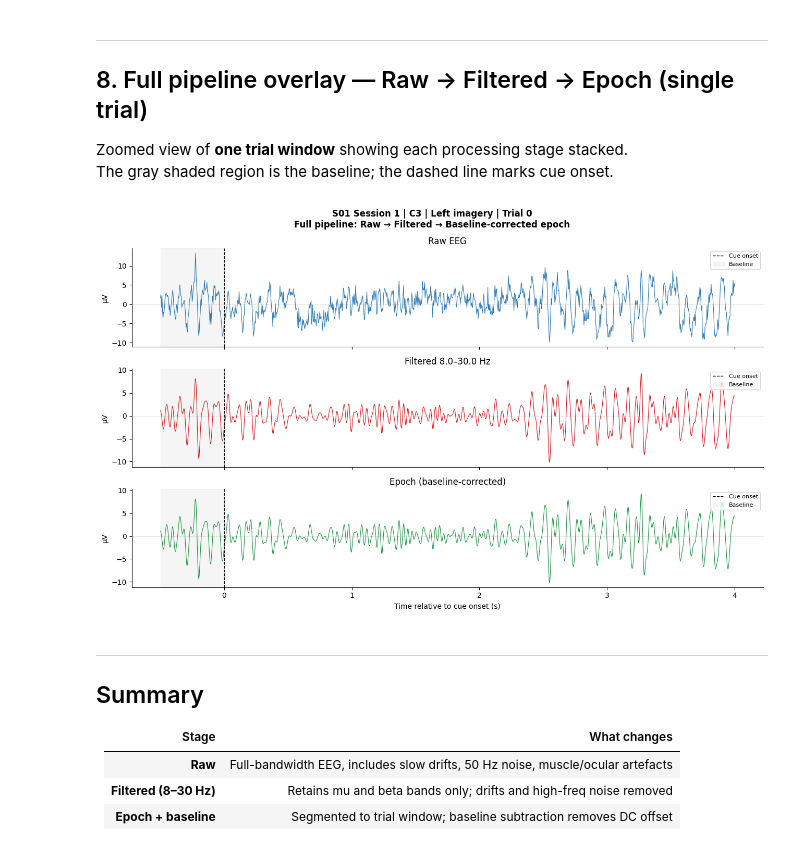
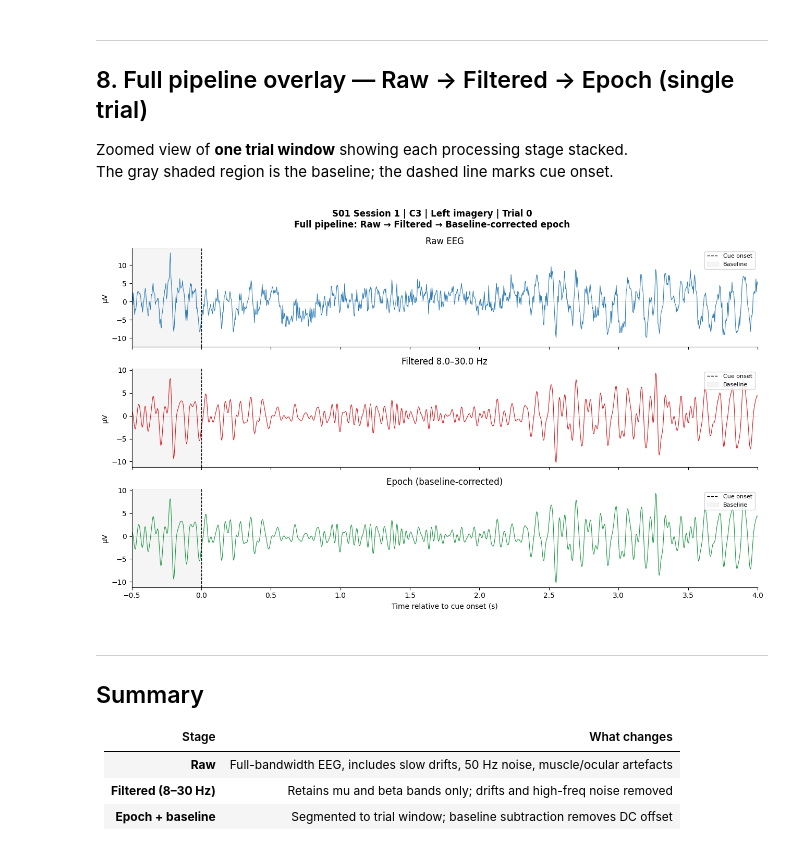
Before and after one commit to jcgs1030/eeg-motor-imagery-ersp-cnn, a Jupyter notebook: notebooks/02_gdf_visual_exploration.ipynb, the cells around one changed output. Saved outputs shown, nothing was run; the diff lists cells and outputs as text; code cells hidden in the pictures.

```diff
--- a/notebooks/02_gdf_visual_exploration.ipynb
+++ b/notebooks/02_gdf_visual_exploration.ipynb
@@ -289,7 +289,8 @@ else:
             ax.fill_between(epochs.times, mean - std, mean + std, color=color, alpha=0.15)
 
         ax.axvline(0,    color='black', lw=0.9, ls='--', label='Cue onset')
-        ax.axvspan(EPOCH_TMIN, 0, alpha=0.06, color='gray', label='Baseline')
+        ax.axvspan(*BASELINE, alpha=0.06, color='gray', label='Baseline')
+        ax.set_xlim(ANALYSIS_TMIN, ANALYSIS_TMAX)
         ax.axhline(0, color='gray', lw=0.4, ls=':')
         ax.set_title(f'Channel {ch}')
         ax.set_xlabel('Time relative to onset (s)')
@@ -325,7 +326,6 @@ TRIAL_IDX = 0   # trial index within each class (0 = first trial)
 
 ch_idx = epochs.ch_names.index(CHANNEL) if CHANNEL in epochs.ch_names else 0
 ch_label = epochs.ch_names[ch_idx]
-bl_end = int(abs(EPOCH_TMIN) * SFREQ)   # sample index where baseline ends
 
 fig = plt.figure(figsize=(16, 8))
 gs  = gridspec.GridSpec(2, 3, figure=fig, hspace=0.45, wspace=0.35)
@@ -345,14 +345,14 @@ for row, (cls_name, color, cls_display) in enumerate(cls_styles):
     else:
         idx = TRIAL_IDX
 
-    signal   = ep_data[idx, ch_idx, :]   # (T,)
-    baseline = signal[:bl_end]
+    signal   = ep_data[idx, ch_idx, :]   # (T,) — full extracted trial, EPOCH_TMIN..EPOCH_TMAX
 
     # ── Panel A: time domain ──
     ax_time = fig.add_subplot(gs[row, 0])
     ax_time.plot(epochs.times, signal * 1e6, color=color, lw=0.9)
     ax_time.axvline(0, color='black', lw=0.9, ls='--')
-    ax_time.axvspan(EPOCH_TMIN, 0, alpha=0.08, color='gray')
+    ax_time.axvspan(*BASELINE, alpha=0.08, color='gray')
+    ax_time.set_xlim(ANALYSIS_TMIN, ANALYSIS_TMAX)
     ax_time.set_title(f'{cls_display} — EEG waveform ({ch_label}, trial {idx})')
     ax_time.set_xlabel('Time (s)')
     ax_time.set_ylabel('Amplitude (µV)')
@@ -376,6 +376,7 @@ for row, (cls_name, color, cls_display) in enumerate(cls_styles):
     ax_stft.axvline(0, color='white', lw=1.0, ls='--')
     ax_stft.axhline(FILT_LOW,  color='white', lw=0.6, ls=':', alpha=0.6)
     ax_stft.axhline(FILT_HIGH, color='white', lw=0.6, ls=':', alpha=0.6)
+    ax_stft.set_xlim(ANALYSIS_TMIN, ANALYSIS_TMAX)
     ax_stft.set_title(f'{cls_display} — STFT (raw power, dB)')
     ax_stft.set_xlabel('Time (s)')
     ax_stft.set_ylabel('Frequency (Hz)')
@@ -383,10 +384,10 @@ for row, (cls_name, color, cls_display) in enumerate(cls_styles):
 
     # ── Panel C: ERSP image (CNN input) ──
     ax_ersp = fig.add_subplot(gs[row, 2])
-    ersp_img = compute_ersp_image(signal, baseline, sfreq=SFREQ)
+    ersp_img = compute_ersp_image(signal, sfreq=SFREQ)
     im2 = ax_ersp.imshow(
         ersp_img, aspect='auto', origin='lower', cmap='RdYlBu_r',
-        extent=[EPOCH_TMIN, EPOCH_TMAX, ERSP_FMIN, ERSP_FMAX],
+        extent=[ANALYSIS_TMIN, ANALYSIS_TMAX, ERSP_FMIN, ERSP_FMAX],
         vmin=0, vmax=1
     )
     ax_ersp.axvline(0, color='white', lw=1.0, ls='--')
@@ -428,14 +429,12 @@ for cls_name, cls_label in cls_styles:
     if cls_name not in epochs.event_id:
         continue
     ep_data = epochs[cls_name].get_data()  # (N, C, T)
-    bl_end_  = int(abs(EPOCH_TMIN) * SFREQ)
 
     for col, ch in enumerate(epochs.ch_names):
         ersp_stack = []
         for trial in range(len(ep_data)):
             sig = ep_data[trial, col, :]
-            bl  = sig[:bl_end_]
-            img = compute_ersp_image(sig, bl, sfreq=SFREQ)
+            img = compute_ersp_image(sig, sfreq=SFREQ)
             ersp_stack.append(img)
 
         ersp_mean = np.mean(ersp_stack, axis=0)
@@ -443,7 +442,7 @@ for cls_name, cls_label in cls_styles:
         ax = axes[row, col]
         im = ax.imshow(
             ersp_mean, aspect='auto', origin='lower', cmap='RdYlBu_r',
-            extent=[EPOCH_TMIN, EPOCH_TMAX, ERSP_FMIN, ERSP_FMAX],
+            extent=[ANALYSIS_TMIN, ANALYSIS_TMAX, ERSP_FMIN, ERSP_FMAX],
             vmin=0, vmax=1
         )
         ax.axvline(0, color='white', lw=1.0, ls='--')
@@ -497,35 +496,37 @@ if CLS_SHOW in epochs.event_id and len(epochs[CLS_SHOW]) > TRIAL_SHOW:
     t_win = np.linspace(EPOCH_TMIN, EPOCH_TMAX, n_samples)
 
     fig, axes = plt.subplots(3, 1, figsize=(13, 8), sharex=True)
 
     for ax, sig, label, color in [
         (axes[0], win_raw[:n_samples],   'Raw EEG',           '#2C7BB6'),
         (axes[1], win_filt[:n_samples],  f'Filtered {FILT_LOW}–{FILT_HIGH} Hz', '#D7191C'),
         (axes[2], win_epoch[:n_samples], 'Epoch (baseline-corrected)', '#1A9641'),
     ]:
         ax.plot(t_win, sig, color=color, lw=0.8)
         ax.axvline(0,         color='black', lw=1.0, ls='--', label='Cue onset')
-        ax.axvspan(EPOCH_TMIN, 0, alpha=0.08, color='gray', label='Baseline')
+        ax.axvspan(*BASELINE, alpha=0.08, color='gray', label='Baseline')
         ax.axhline(0, color='gray', lw=0.4, ls=':')
         ax.set_ylabel('µV')
         ax.set_title(label)
         ax.legend(fontsize=8, loc='upper right')
         ax.spines['top'].set_visible(False)
         ax.spines['right'].set_visible(False)
 
+    for ax in axes:
+        ax.set_xlim(ANALYSIS_TMIN, ANALYSIS_TMAX)
     axes[-1].set_xlabel('Time relative to cue onset (s)')
     fig.suptitle(
         f'S{SUBJECT:02d} Session {SESSION} | {CHANNEL} | '
         f'{CLS_SHOW.capitalize()} imagery | Trial {TRIAL_SHOW}\n'
         f'Full pipeline: Raw → Filtered → Baseline-corrected epoch',
         fontweight='bold', fontsize=12
     )
     plt.tight_layout()
     plt.show()
 else:
     print(f'Class "{CLS_SHOW}" not available or trial {TRIAL_SHOW} out of range.')
 # %% [output]
-[figure, old version]
+[figure, new version]
 # %% [markdown]
 ---
 ## Summary
```
Also changed, not shown: parts of 4 cells of this notebook, 2 other files.
